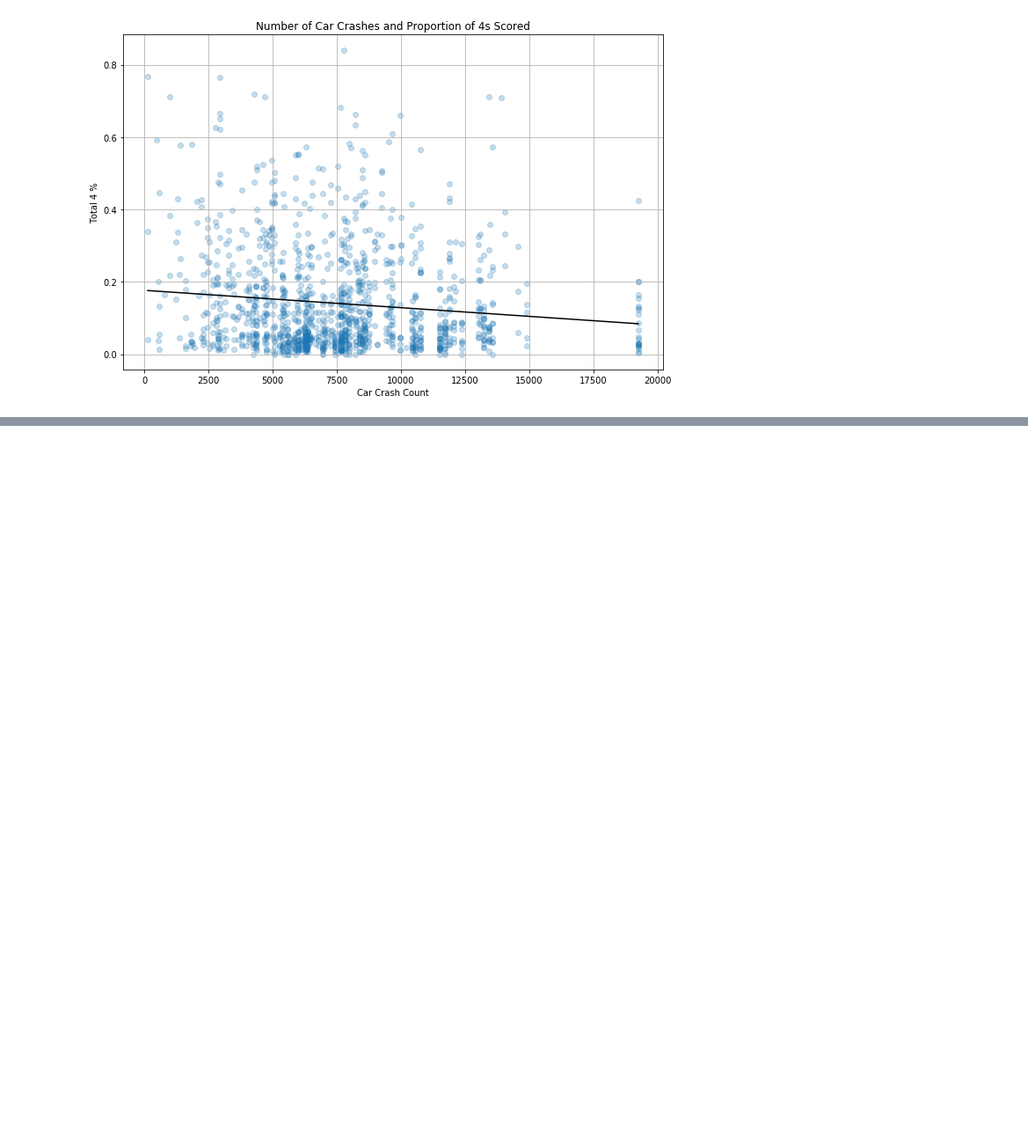
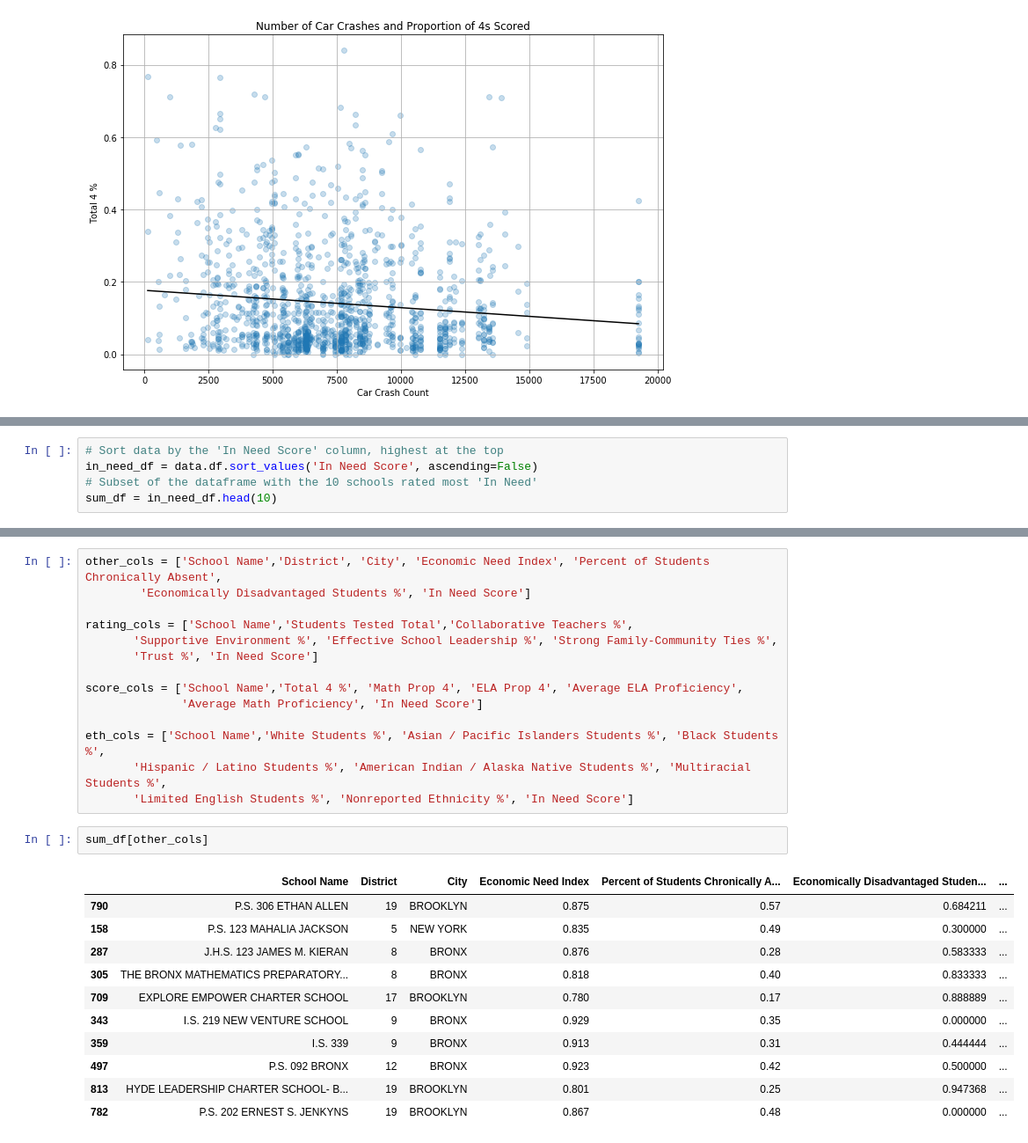
Before and after one commit to mwmcnall/Honors-College-Project, a Jupyter notebook: Honors College Data stuff.ipynb, the cells around one changed output, grey strips where cells are left out. Shown at 88% size. Drawn from its saved outputs; the diff is of its cells as text; blank space fills up the shorter version.

```diff
--- a/Honors College Data stuff.ipynb
+++ b/Honors College Data stuff.ipynb
@@ -418,0 +465,5 @@ sorted(data.df['Economic Need Index'])
+# %%
+# Sort data by the 'In Need Score' column, highest at the top
+in_need_df = data.df.sort_values('In Need Score', ascending=False)
+# Subset of the dataframe with the 10 schools rated most 'In Need'
+sum_df = in_need_df.head(10)
@@ -418,0 +485,28 @@ sorted(data.df['Economic Need Index'])
+# %%
+other_cols = ['School Name','District', 'City', 'Economic Need Index', 'Percent of Students Chronically Absent',
+        'Economically Disadvantaged Students %', 'In Need Score']
+
+rating_cols = ['School Name','Students Tested Total','Collaborative Teachers %',
+       'Supportive Environment %', 'Effective School Leadership %', 'Strong Family-Community Ties %',
+       'Trust %', 'In Need Score']
+
+score_cols = ['School Name','Total 4 %', 'Math Prop 4', 'ELA Prop 4', 'Average ELA Proficiency',
+              'Average Math Proficiency', 'In Need Score']
+
+eth_cols = ['School Name','White Students %', 'Asian / Pacific Islanders Students %', 'Black Students %',
+       'Hispanic / Latino Students %', 'American Indian / Alaska Native Students %', 'Multiracial Students %',
+       'Limited English Students %', 'Nonreported Ethnicity %', 'In Need Score']
+# %%
+sum_df[other_cols]
+# %% [output]
+|  | School Name | District | City | Economic Need Index | Percent of Students Chronically A... | Economically Disadvantaged Studen... | ... |
+| 790 | P.S. 306 ETHAN ALLEN | 19 | BROOKLYN | 0.875 | 0.57 | 0.684211 | ... |
+| 158 | P.S. 123 MAHALIA JACKSON | 5 | NEW YORK | 0.835 | 0.49 | 0.300000 | ... |
+| 287 | J.H.S. 123 JAMES M. KIERAN | 8 | BRONX | 0.876 | 0.28 | 0.583333 | ... |
+| 305 | THE BRONX MATHEMATICS PREPARATORY... | 8 | BRONX | 0.818 | 0.40 | 0.833333 | ... |
+| 709 | EXPLORE EMPOWER CHARTER SCHOOL | 17 | BROOKLYN | 0.780 | 0.17 | 0.888889 | ... |
+| 343 | I.S. 219 NEW VENTURE SCHOOL | 9 | BRONX | 0.929 | 0.35 | 0.000000 | ... |
+| 359 | I.S. 339 | 9 | BRONX | 0.913 | 0.31 | 0.444444 | ... |
+| 497 | P.S. 092 BRONX | 12 | BRONX | 0.923 | 0.42 | 0.500000 | ... |
+| 813 | HYDE LEADERSHIP CHARTER SCHOOL- B... | 19 | BROOKLYN | 0.801 | 0.25 | 0.947368 | ... |
+| 782 | P.S. 202 ERNEST S. JENKYNS | 19 | BROOKLYN | 0.867 | 0.48 | 0.000000 | ... |
```
Also changed, not shown: parts of 74 cells of this notebook, 2 other files.
